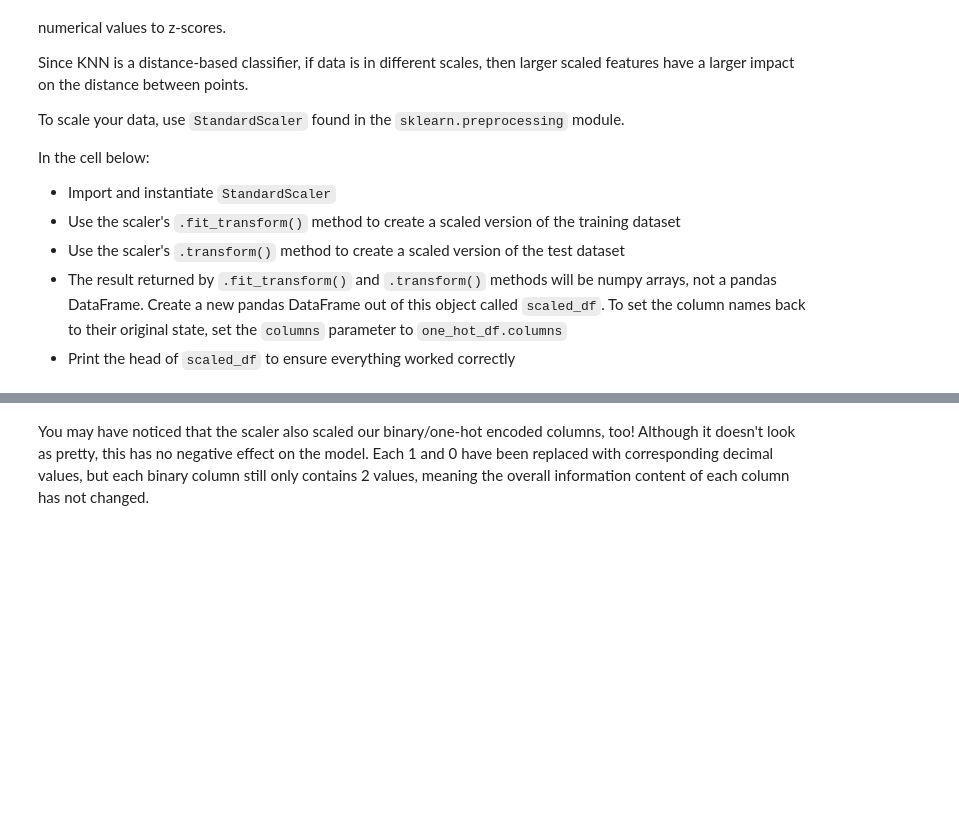
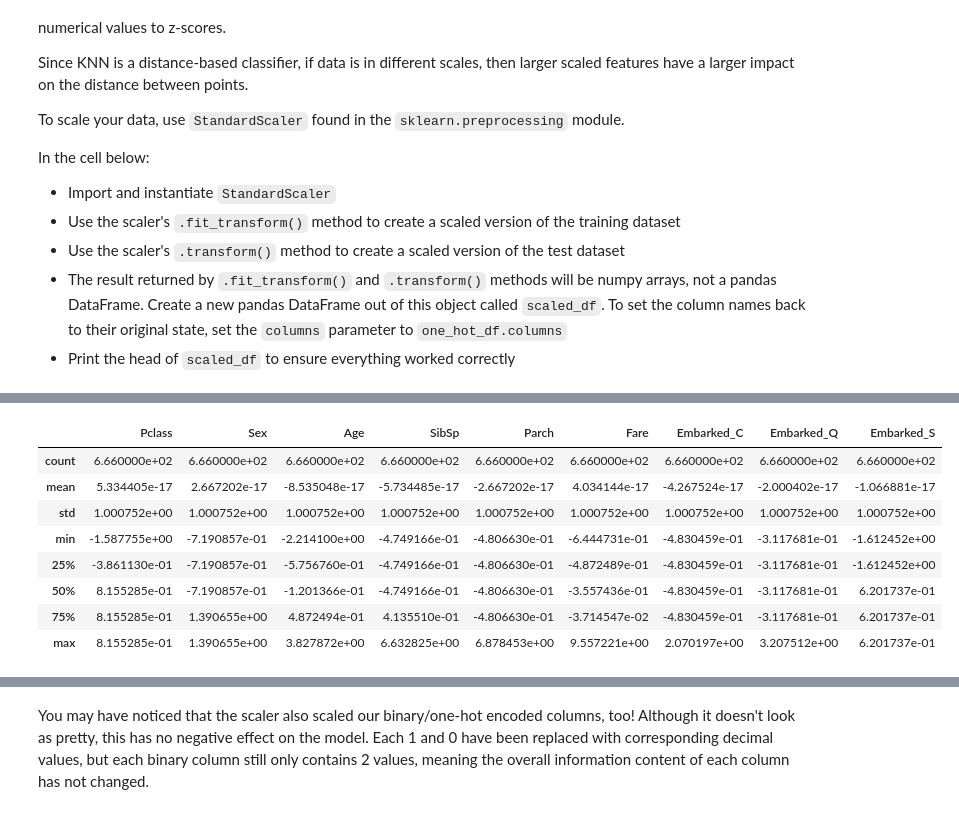
Before and after one commit to poariston/dsc-knn-with-scikit-learn-lab-online-ds-sp-000, a Jupyter notebook: index.ipynb, the cells around one changed output, grey strips where cells are left out. Cells and saved outputs as stored; diff of their text form; code cells hidden in the pictures; blank space fills up the shorter version.

```diff
--- a/index.ipynb
+++ b/index.ipynb
@@ -291,0 +299,12 @@ scaled_df_train.head()
+# %%
+scaled_df_train.describe()
+# %% [output]
+|  | Pclass | Sex | Age | SibSp | Parch | Fare | Embarked_C | Embarked_Q | Embarked_S |
+| count | 6.660000e+02 | 6.660000e+02 | 6.660000e+02 | 6.660000e+02 | 6.660000e+02 | 6.660000e+02 | 6.660000e+02 | 6.660000e+02 | 6.660000e+02 |
+| mean | 5.334405e-17 | 2.667202e-17 | -8.535048e-17 | -5.734485e-17 | -2.667202e-17 | 4.034144e-17 | -4.267524e-17 | -2.000402e-17 | -1.066881e-17 |
+| std | 1.000752e+00 | 1.000752e+00 | 1.000752e+00 | 1.000752e+00 | 1.000752e+00 | 1.000752e+00 | 1.000752e+00 | 1.000752e+00 | 1.000752e+00 |
+| min | -1.587755e+00 | -7.190857e-01 | -2.214100e+00 | -4.749166e-01 | -4.806630e-01 | -6.444731e-01 | -4.830459e-01 | -3.117681e-01 | -1.612452e+00 |
+| 25% | -3.861130e-01 | -7.190857e-01 | -5.756760e-01 | -4.749166e-01 | -4.806630e-01 | -4.872489e-01 | -4.830459e-01 | -3.117681e-01 | -1.612452e+00 |
+| 50% | 8.155285e-01 | -7.190857e-01 | -1.201366e-01 | -4.749166e-01 | -4.806630e-01 | -3.557436e-01 | -4.830459e-01 | -3.117681e-01 | 6.201737e-01 |
+| 75% | 8.155285e-01 | 1.390655e+00 | 4.872494e-01 | 4.135510e-01 | -4.806630e-01 | -3.714547e-02 | -4.830459e-01 | -3.117681e-01 | 6.201737e-01 |
+| max | 8.155285e-01 | 1.390655e+00 | 3.827872e+00 | 6.632825e+00 | 6.878453e+00 | 9.557221e+00 | 2.070197e+00 | 3.207512e+00 | 6.201737e-01 |
```
Also changed, not shown: parts of 3 cells of this notebook.
